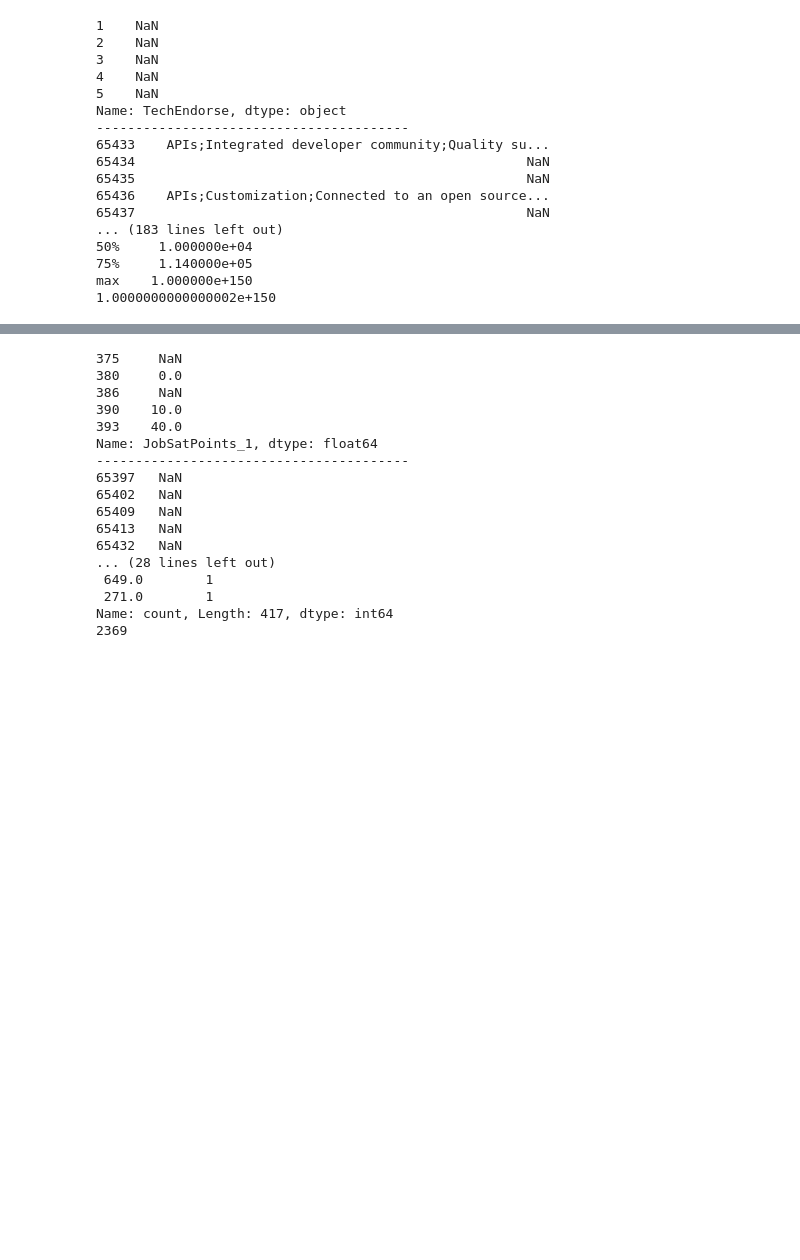
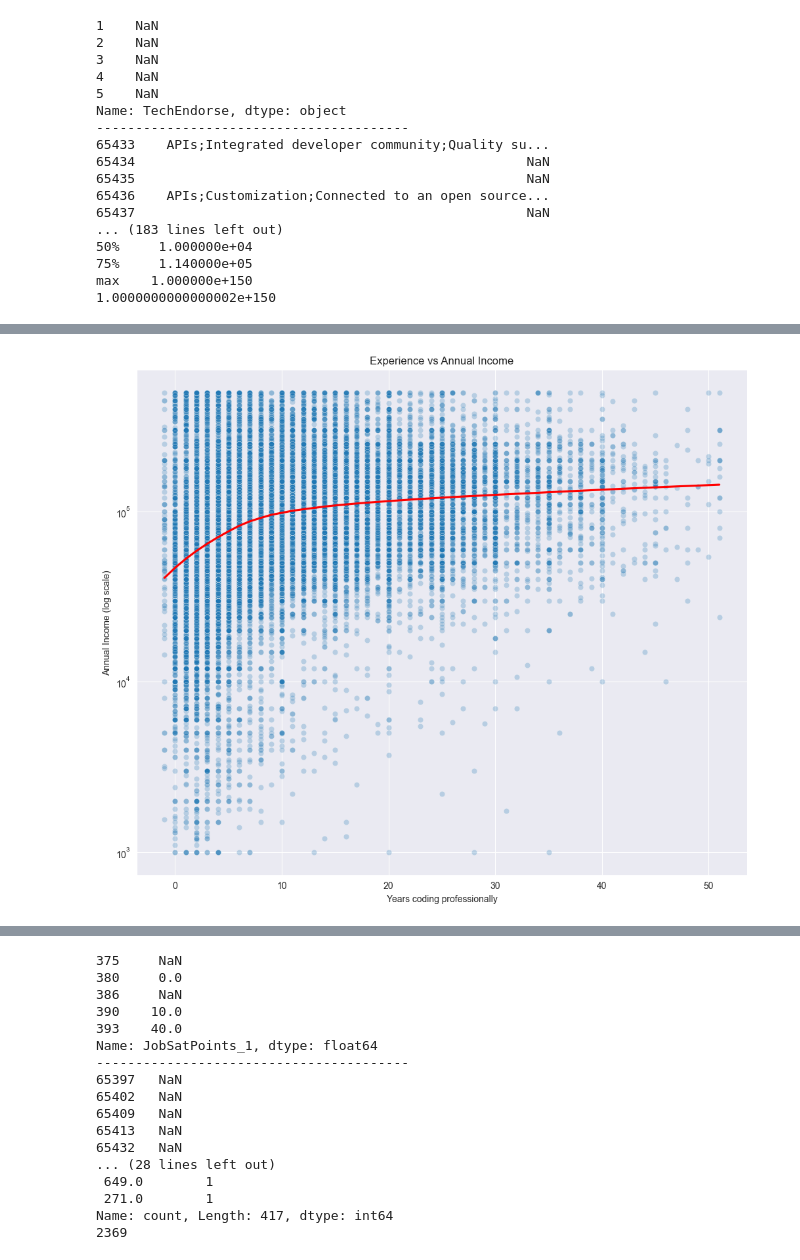
Before and after one commit to krsoy/AAU_Projects, a Jupyter notebook: m1_exam_oral.ipynb, the cells around one changed output, grey strips where cells are left out. Cells and saved outputs as stored; diff of their text form; code cells hidden in the pictures; blank space fills up the shorter version.

```diff
--- a/m1_exam_oral.ipynb
+++ b/m1_exam_oral.ipynb
@@ -733,0 +745,13 @@ max    1.000000e+150
+# %%
+# check correlation between YearsCodePro and CompTotal
+plt.figure(figsize=(12,10))
+ax1 = sns.scatterplot(x='YearsCodePro', y='CompTotal', data=df, alpha=0.25)
+ax2 = sns.regplot(x='YearsCodePro', y='CompTotal', data=df, scatter=False, lowess=True, color='red')
+ax1.set_yscale('log')
+ax2.set_yscale('log')
+plt.xlabel('Years coding professionally')
+plt.ylabel('Annual Income (log scale)')
+plt.title('Experience vs Annual Income')
+plt.show()
+# %% [output]
+[figure, added]
```
Also changed, not shown: parts of 29 cells of this notebook.
